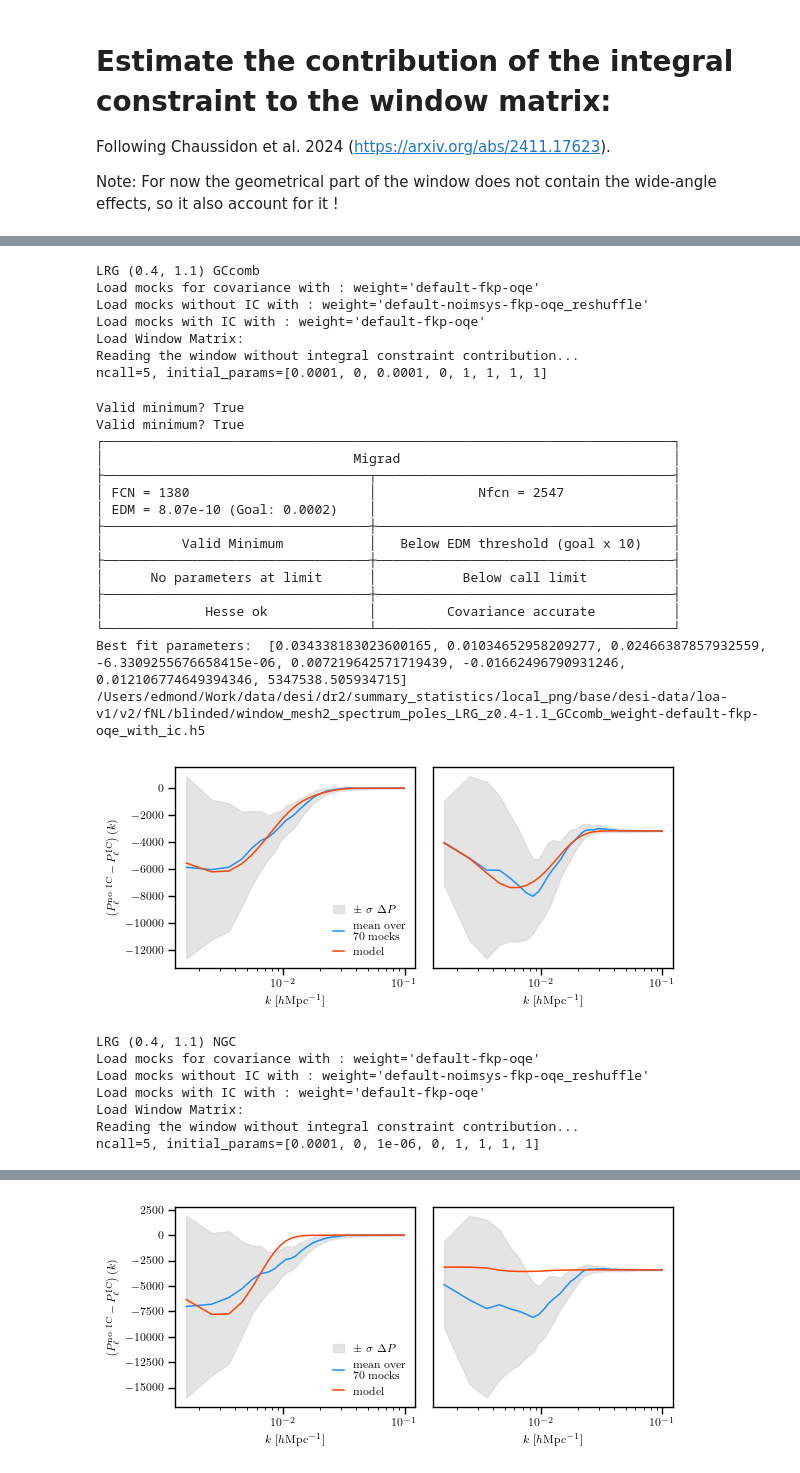
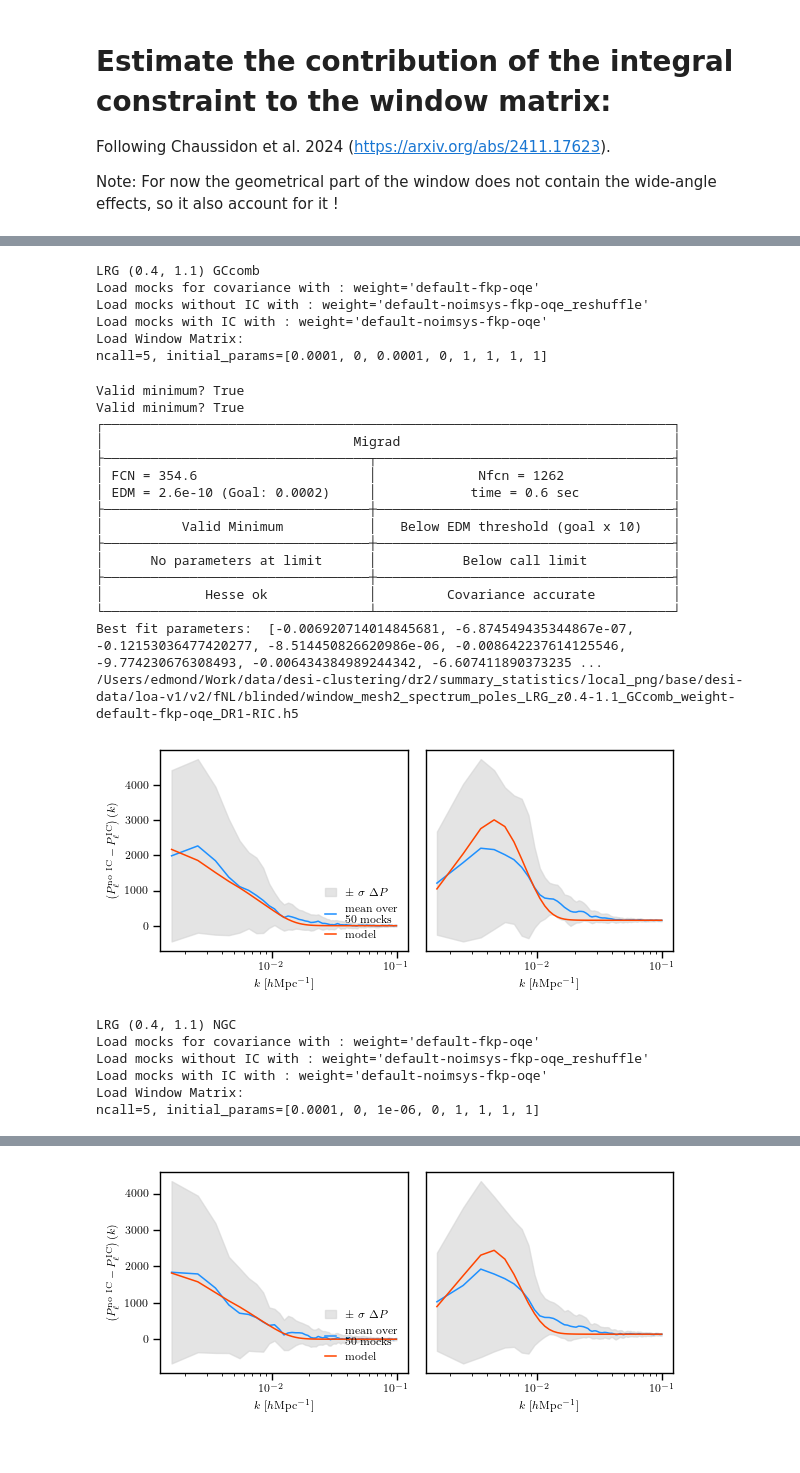
Before and after one commit to AlbertoRosado1/cai-dr2-clustering-products, a Jupyter notebook: local_png/integral_constraints_contribution.ipynb, the cells around one changed output, grey strips where cells are left out. Cells and saved outputs as stored; diff of their text form; code cells hidden in the pictures.

```diff
--- a/local_png/integral_constraints_contribution.ipynb
+++ b/local_png/integral_constraints_contribution.ipynb
@@ -16,5 +18,6 @@ plt.style.use('ec_style.mplstyle')
 # %%
-def compute_integral_constraint_contribution(stats_dir, project, data_dir, tracer, region, zrange, ellsin=[0, 2], initial_params=None, ncall=5, hard_limits=False):
+def compute_integral_constraint_contribution(stats_dir, project, data_dir, tracer, region, zrange, style='RIC+AMR',
+                                             ellsin=[0, 2], initial_params=None, ncall=5, hard_limits=False):
     from integral_constraints import WindowIC
     from clustering_statistics.tools import get_stats_fn
     import lsstypes
@@ -29,26 +32,29 @@ def compute_integral_constraint_contribution(stats_dir, project, data_dir, trace
 
     weight = 'default-noimsys-fkp-oqe_reshuffle'
     print(f'Load mocks without IC with : {weight=}')
-    fns_noric_noaic = [get_stats_fn(stats_dir=stats_dir, project=project, kind='mesh2_spectrum_poles', tracer=tracer, region=region, zrange=zrange,
-                                    weight=weight, imock=imock) for imock in range(70)]
-    pks_noric_noaic = [lsstypes.read(fn) for fn in fns_noric_noaic]
+    fns_noic = [get_stats_fn(stats_dir=stats_dir, project=project, kind='mesh2_spectrum_poles', tracer=tracer, region=region, zrange=zrange,
+                                    weight=weight, imock=imock) for imock in range(50)]
+    pks_noic = [lsstypes.read(fn) for fn in fns_noic]
 
-    weight = 'default-fkp-oqe'
+    if style == 'RIC+AMR':
+        weight = 'default-fkp-oqe'
+    if style == 'RIC':
+        weight = 'default-noimsys-fkp-oqe'
     print(f'Load mocks with IC with : {weight=}')
     fns = [get_stats_fn(stats_dir=stats_dir, project=project, kind='mesh2_spectrum_poles', tracer=tracer, region=region, zrange=zrange,
-                                    weight=weight, imock=imock) for imock in range(70)]
+                                    weight=weight, imock=imock) for imock in range(50)]
     pks = [lsstypes.read(fn) for fn in fns]
 
     print('Load Window Matrix:')
-    _, wmatrix, _ = read_data(stats_dir=data_dir, tracer=tracer, zrange=zrange, weight_type='default-fkp-oqe', region=region)
+    _, wmatrix, _, _ = read_data(data_dir=data_dir, tracer=tracer, zrange=zrange, weight_type='default-fkp-oqe', region=region)
 
     # Estimate the IC contribution and build the window matrix with IC:
-    IC = WindowIC(wmatrix, pks_noric_noaic, pks, pks_cov, ellsin=ellsin)
+    IC = WindowIC(wmatrix, pks_noic, pks, pks_cov, ellsin=ellsin)
 
     _ = IC.fit(ncall=ncall, initial_params=initial_params, hard_limits=hard_limits)
     print('Best fit parameters: ', IC.bestfit_params)
 
-    fn_wm_ic = get_stats_fn(stats_dir=data_dir, tracer=tracer, zrange=zrange, weight=weight, region=region, kind='window_mesh2_spectrum', extra='with_ic')
+    fn_wm_ic = get_stats_fn(stats_dir=data_dir, tracer=tracer, zrange=zrange, weight='default-fkp-oqe', region=region, kind='window_mesh2_spectrum', extra='DR1-' + style)
     print(fn_wm_ic)
     _ = IC.build_wmatrix_with_ic(save_fn=fn_wm_ic)
 
@@ -66,10 +72,9 @@ tracers = ['LRG', 'QSO', 'ELGnotqso', 'LRGxQSO', 'LRGxELGnotqso', 'ELGnotqsoxQSO
 zranges = {'LRG': [(0.4, 1.1)], 'QSO': [(0.8, 3.5)], 'ELGnotqso': [(0.8, 1.6)],
            'LRGxQSO': [(0.8, 1.1)], 'LRGxELGnotqso': [(0.8, 1.1)], 'ELGnotqsoxQSO': [(0.8, 1.6)]}
 
-#regions = {tracer: ['GCcomb'] for tracer in tracers}
-#regions = {tracer: ['NGC', 'SGC'] for tracer in tracers}
+regions = {tracer: ['GCcomb', 'NGC', 'SGC'] for tracer in tracers}
 
-regions = {tracer: ['GCcomb', 'NGC', 'SGC'] for tracer in tracers}
+to_compute = ['RIC+AMR', 'RIC']
 
 for tracer in tracers:
     for zrange in zranges[tracer]:
@@ -86,48 +91,47 @@ for tracer in tracers:
                     initial_params = [1e-4,0,0,0]+[1,1,1,1]
                 ncall = 5
                 hard_limits = False
 
             else:
                 if tracer == 'LRGxQSO':
                     initial_params = [1e-4,0,0,0]+[1,1,1,1]
                 else:
                     initial_params = [1e-5,0,0,0]+[1,1,1,1]
                 ncall = 10
                 hard_limits = True
 
-            compute_integral_constraint_contribution(stats_dir, project, data_dir, tracer, region, zrange,
-                                                     ellsin=[0, 2], initial_params=initial_params, ncall=ncall, hard_limits=hard_limits)
+            for style in to_compute:
+                compute_integral_constraint_contribution(stats_dir, project, data_dir, tracer, region, zrange, style=style,
+                                                ellsin=[0, 2], initial_params=initial_params, ncall=ncall, hard_limits=hard_limits)
 # %% [output]
 LRG (0.4, 1.1) GCcomb
 Load mocks for covariance with : weight='default-fkp-oqe'
 Load mocks without IC with : weight='default-noimsys-fkp-oqe_reshuffle'
-Load mocks with IC with : weight='default-fkp-oqe'
+Load mocks with IC with : weight='default-noimsys-fkp-oqe'
 Load Window Matrix:
-Reading the window without integral constraint contribution...
 ncall=5, initial_params=[0.0001, 0, 0.0001, 0, 1, 1, 1, 1]
 Valid minimum? True
 Valid minimum? True
 ┌─────────────────────────────────────────────────────────────────────────┐
 │                                Migrad                                   │
 ├──────────────────────────────────┬──────────────────────────────────────┤
-│ FCN = 1380                       │             Nfcn = 2547              │
-│ EDM = 8.07e-10 (Goal: 0.0002)    │                                      │
+│ FCN = 354.6                      │             Nfcn = 1262              │
+│ EDM = 2.6e-10 (Goal: 0.0002)     │            time = 0.6 sec            │
 ├──────────────────────────────────┼──────────────────────────────────────┤
 │          Valid Minimum           │   Below EDM threshold (goal x 10)    │
 ├──────────────────────────────────┼──────────────────────────────────────┤
 │      No parameters at limit      │           Below call limit           │
 ├──────────────────────────────────┼──────────────────────────────────────┤
 │             Hesse ok             │         Covariance accurate          │
 └──────────────────────────────────┴──────────────────────────────────────┘
-Best fit parameters:  [0.034338183023600165, 0.01034652958209277, 0.02466387857932559, -6.3309255676658415e-06, 0.007219642571719439, -0.01662496790931246, 0.012106774649394346, 5347538.505934715]
-/Users/edmond/Work/data/desi/dr2/summary_statistics/local_png/base/desi-data/loa-v1/v2/fNL/blinded/window_mesh2_spectrum_poles_LRG_z0.4-1.1_GCcomb_weight-default-fkp-oqe_with_ic.h5
+Best fit parameters:  [-0.006920714014845681, -6.874549435344867e-07, -0.12153036477420277, -8.514450826620986e-06, -0.008642237614125546, -9.774230676308493, -0.006434384989244342, -6.607411890373235 ...
+/Users/edmond/Work/data/desi-clustering/dr2/summary_statistics/local_png/base/desi-data/loa-v1/v2/fNL/blinded/window_mesh2_spectrum_poles_LRG_z0.4-1.1_GCcomb_weight-default-fkp-oqe_DR1-RIC.h5
-[figure, old version]
+[figure, new version]
 LRG (0.4, 1.1) NGC
 Load mocks for covariance with : weight='default-fkp-oqe'
 Load mocks without IC with : weight='default-noimsys-fkp-oqe_reshuffle'
-Load mocks with IC with : weight='default-fkp-oqe'
+Load mocks with IC with : weight='default-noimsys-fkp-oqe'
 Load Window Matrix:
-Reading the window without integral constraint contribution...
 ncall=5, initial_params=[0.0001, 0, 1e-06, 0, 1, 1, 1, 1]
 Valid minimum? True
 Valid minimum? True
@@ -148,4 +152,4 @@ Best fit parameters:  [0.14424824642951453, 1.7568443907374482, -2.9075469392516
-[figure, old version]
+[figure, new version]
 LRG (0.4, 1.1) SGC
 Load mocks for covariance with : weight='default-fkp-oqe'
 Load mocks without IC with : weight='default-noimsys-fkp-oqe_reshuffle'
```
Also changed, not shown: parts of 3 cells of this notebook.
